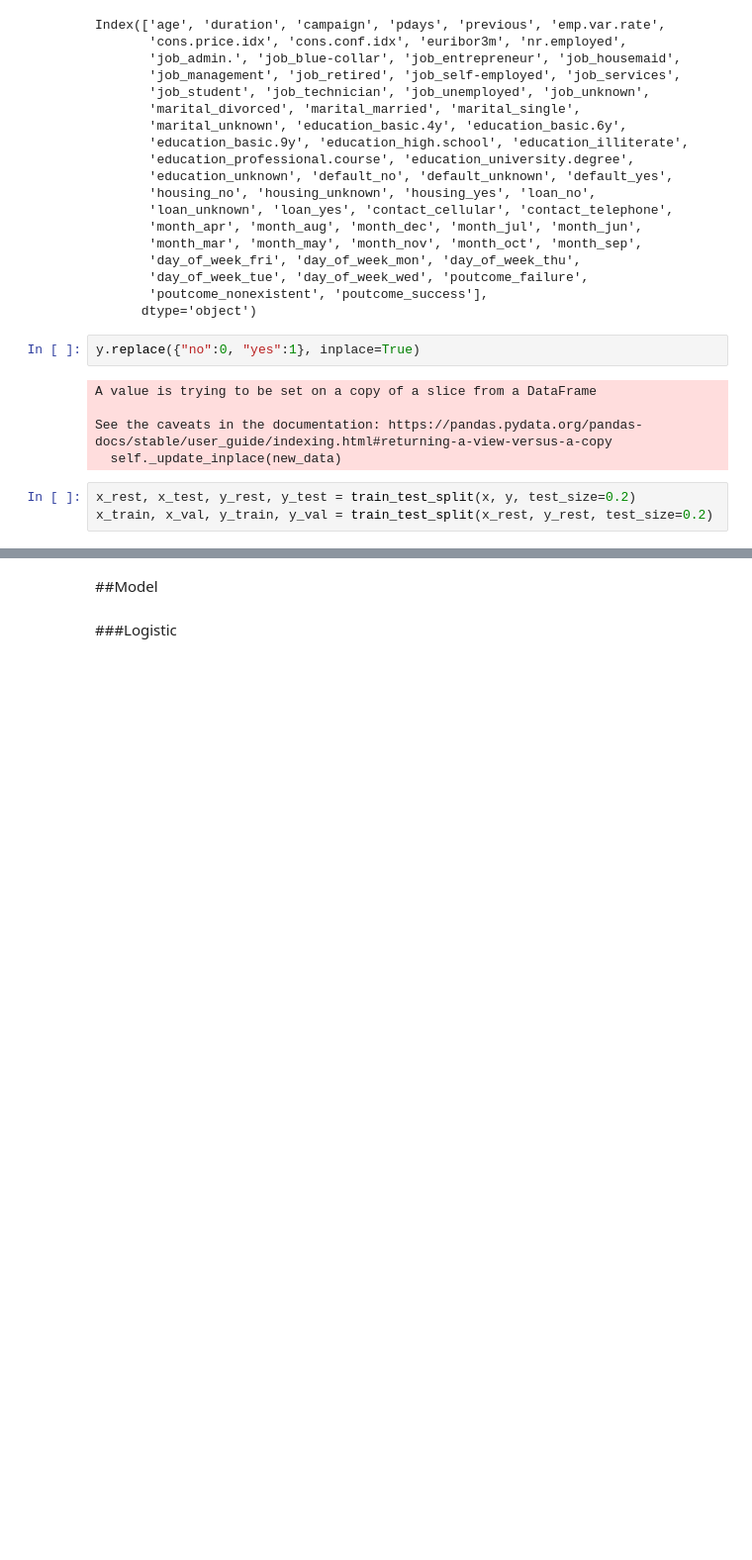
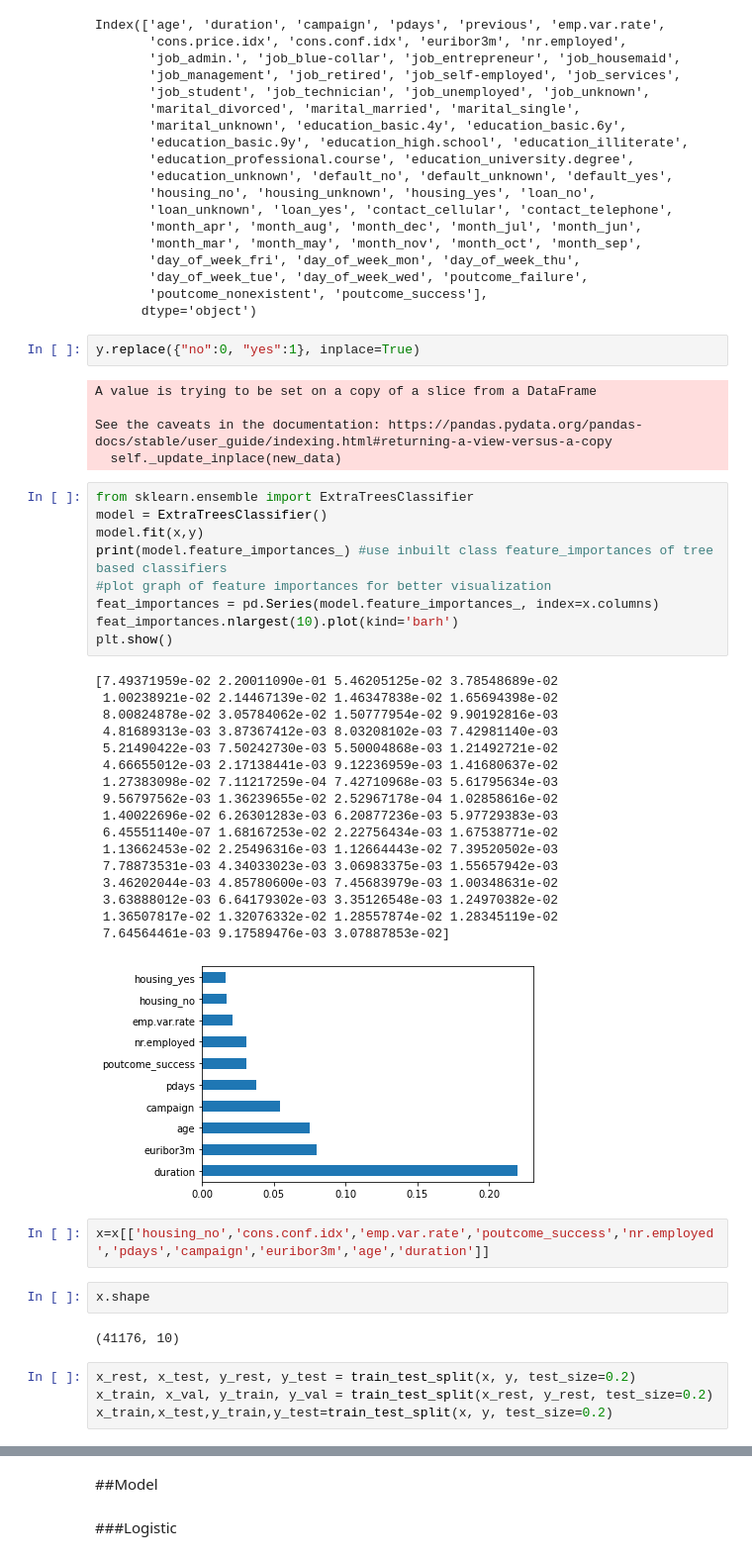
Before and after one commit to alvin20142/bank_data_analysis, a Jupyter notebook: Assignment_Bank.ipynb, the cells around one changed output, grey strips where cells are left out. Shown at 99% size. Saved outputs shown, nothing was run; the diff lists cells and outputs as text; blank space fills up the shorter version.

Commit message:
Add files via upload
Started some modeling and data split

```diff
--- a/Assignment_Bank.ipynb
+++ b/Assignment_Bank.ipynb
@@ -568,9 +570,43 @@ A value is trying to be set on a copy of a slice from a DataFrame
 
 See the caveats in the documentation: https://pandas.pydata.org/pandas-docs/stable/user_guide/indexing.html#returning-a-view-versus-a-copy
   self._update_inplace(new_data)
+# %%
+from sklearn.ensemble import ExtraTreesClassifier
+model = ExtraTreesClassifier()
+model.fit(x,y)
+print(model.feature_importances_) #use inbuilt class feature_importances of tree based classifiers
+#plot graph of feature importances for better visualization
+feat_importances = pd.Series(model.feature_importances_, index=x.columns)
+feat_importances.nlargest(10).plot(kind='barh')
+plt.show()
+# %% [output]
+[7.49371959e-02 2.20011090e-01 5.46205125e-02 3.78548689e-02
+ 1.00238921e-02 2.14467139e-02 1.46347838e-02 1.65694398e-02
+ 8.00824878e-02 3.05784062e-02 1.50777954e-02 9.90192816e-03
+ 4.81689313e-03 3.87367412e-03 8.03208102e-03 7.42981140e-03
+ 5.21490422e-03 7.50242730e-03 5.50004868e-03 1.21492721e-02
+ 4.66655012e-03 2.17138441e-03 9.12236959e-03 1.41680637e-02
+ 1.27383098e-02 7.11217259e-04 7.42710968e-03 5.61795634e-03
+ 9.56797562e-03 1.36239655e-02 2.52967178e-04 1.02858616e-02
+ 1.40022696e-02 6.26301283e-03 6.20877236e-03 5.97729383e-03
+ 6.45551140e-07 1.68167253e-02 2.22756434e-03 1.67538771e-02
+ 1.13662453e-02 2.25496316e-03 1.12664443e-02 7.39520502e-03
+ 7.78873531e-03 4.34033023e-03 3.06983375e-03 1.55657942e-03
+ 3.46202044e-03 4.85780600e-03 7.45683979e-03 1.00348631e-02
+ 3.63888012e-03 6.64179302e-03 3.35126548e-03 1.24970382e-02
+ 1.36507817e-02 1.32076332e-02 1.28557874e-02 1.28345119e-02
+ 7.64564461e-03 9.17589476e-03 3.07887853e-02]
+[figure, added]
+# %%
+x=x[['housing_no','cons.conf.idx','emp.var.rate','poutcome_success','nr.employed','pdays','campaign','euribor3m','age','duration']]
+# %%
+x.shape
+# %% [output]
+(41176, 10)
 # %%
 x_rest, x_test, y_rest, y_test = train_test_split(x, y, test_size=0.2)
 x_train, x_val, y_train, y_val = train_test_split(x_rest, y_rest, test_size=0.2)
+x_train,x_test,y_train,y_test=train_test_split(x, y, test_size=0.2)
 # %%
 print("x train: ",x_train.shape)
 print("y train: ",y_train.shape)
```
Also changed, not shown: parts of 29 cells of this notebook.
